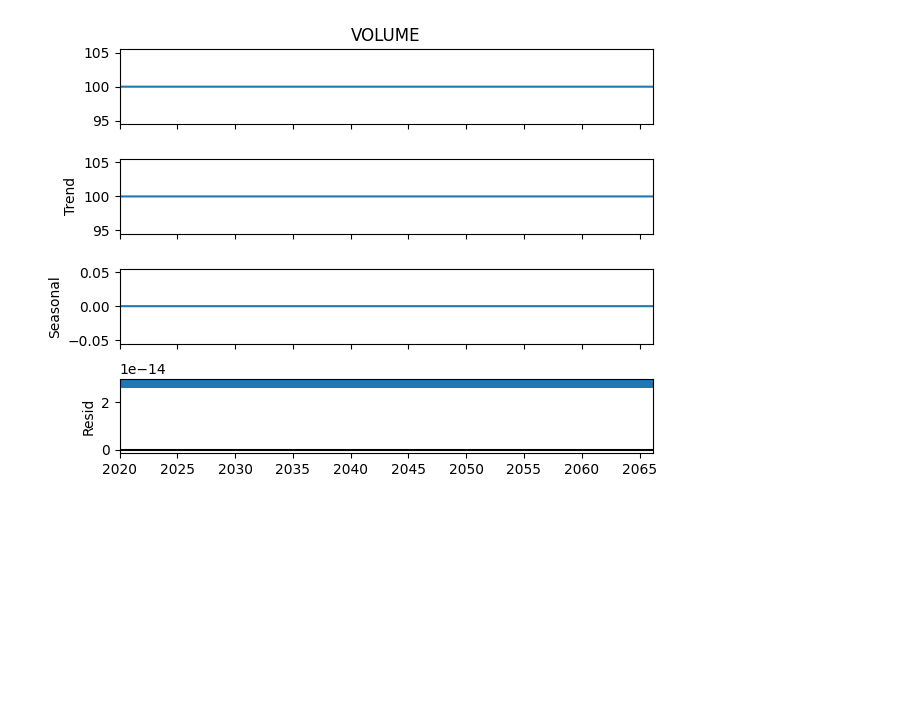
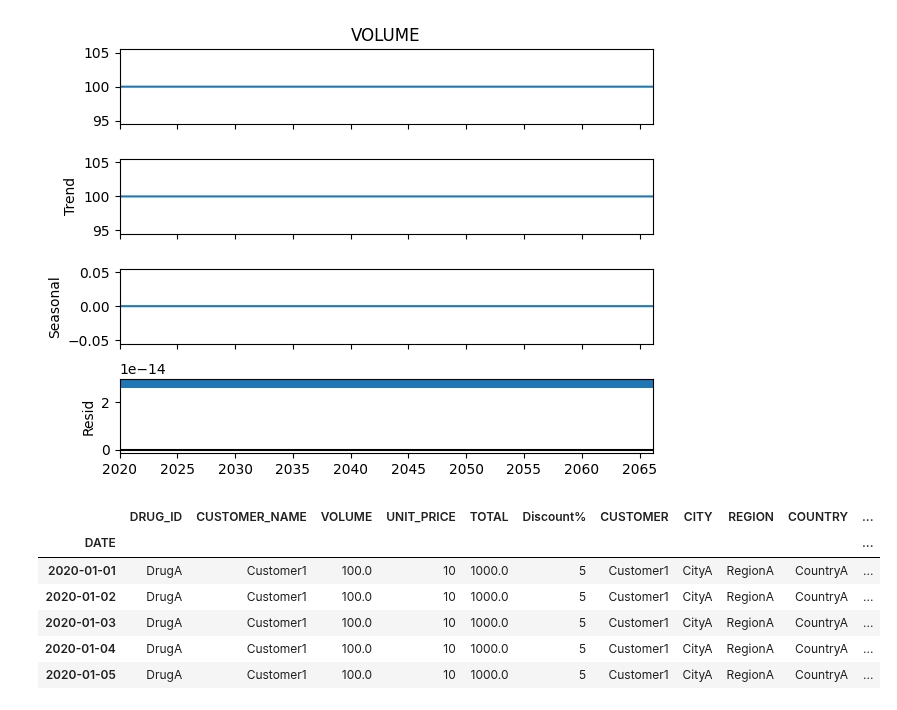
Before and after one commit to SohamLTI/Sarkar, a Jupyter notebook: ParmaTest.ipynb, the cells around one changed output. Drawn from its saved outputs; the diff is of its cells as text; code cells hidden in the pictures; blank space fills up the shorter version.

```diff
--- a/ParmaTest.ipynb
+++ b/ParmaTest.ipynb
@@ -302,3 +302,13 @@ fig = decomposition.plot()
 plt.show()
 # %% [output]
 [figure]
+# %%
+df.head()
+# %% [output]
+|  | DRUG_ID | CUSTOMER_NAME | VOLUME | UNIT_PRICE | TOTAL | Discount% | CUSTOMER | CITY | REGION | COUNTRY | ... |
+| DATE |  |  |  |  |  |  |  |  |  |  | ... |
+| 2020-01-01 | DrugA | Customer1 | 100.0 | 10 | 1000.0 | 5 | Customer1 | CityA | RegionA | CountryA | ... |
+| 2020-01-02 | DrugA | Customer1 | 100.0 | 10 | 1000.0 | 5 | Customer1 | CityA | RegionA | CountryA | ... |
+| 2020-01-03 | DrugA | Customer1 | 100.0 | 10 | 1000.0 | 5 | Customer1 | CityA | RegionA | CountryA | ... |
+| 2020-01-04 | DrugA | Customer1 | 100.0 | 10 | 1000.0 | 5 | Customer1 | CityA | RegionA | CountryA | ... |
+| 2020-01-05 | DrugA | Customer1 | 100.0 | 10 | 1000.0 | 5 | Customer1 | CityA | RegionA | CountryA | ... |
```
